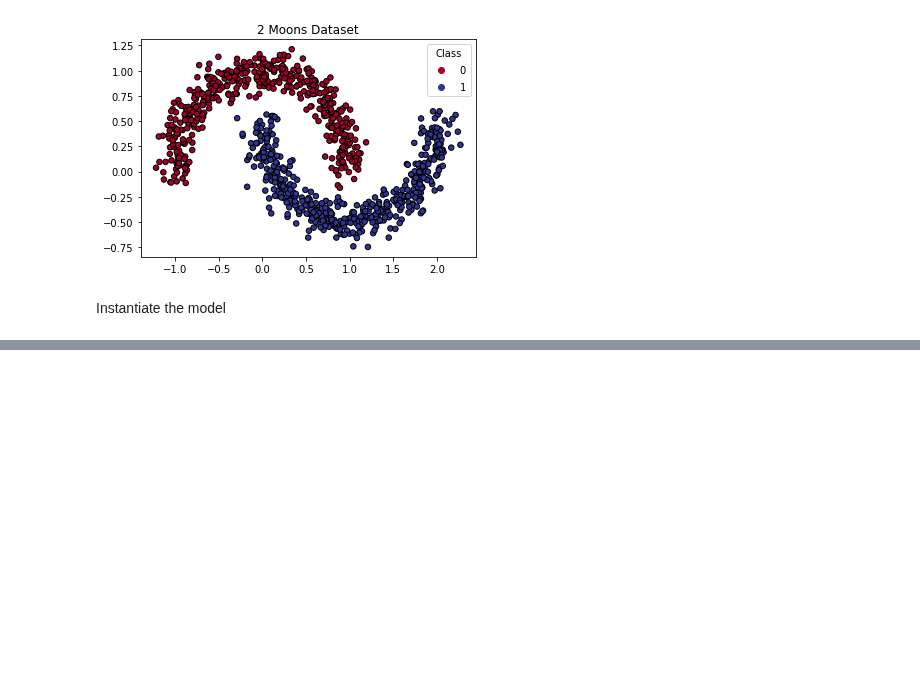
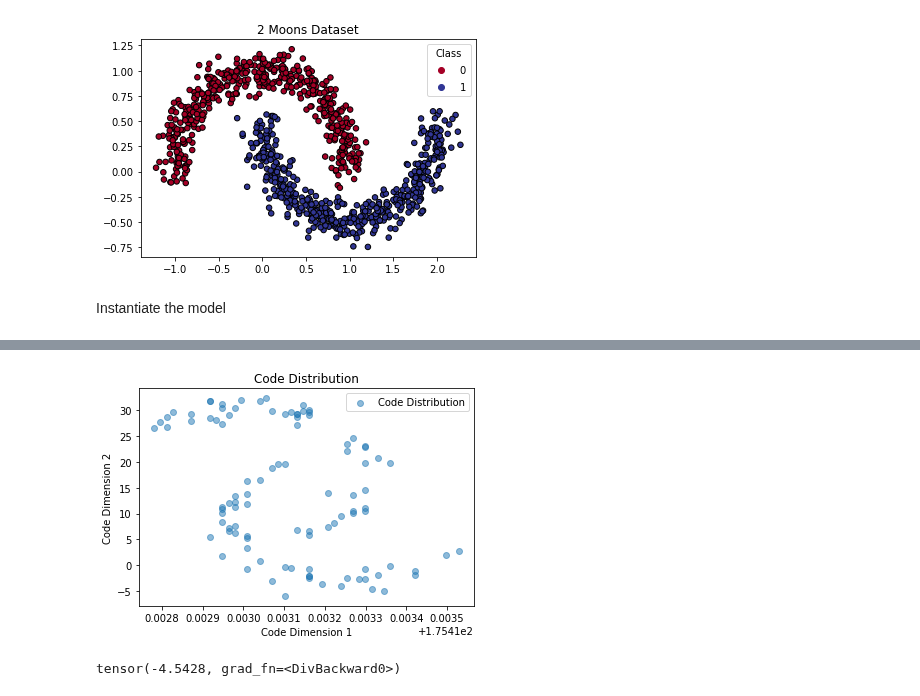
Before and after one commit to neelkanthrawat/Lipschitz_DSNN, a Jupyter notebook: norm_flow_with_learnable_splines.ipynb, the cells around one changed output, grey strips where cells are left out. Cells and saved outputs as stored; diff of their text form; code cells hidden in the pictures; blank space fills up the shorter version.

```diff
--- a/norm_flow_with_learnable_splines.ipynb
+++ b/norm_flow_with_learnable_splines.ipynb
@@ -316,0 +364,46 @@ print("model is:"); print(two_moon_nf)
+# %%
+def plot_code_distribution(model, test_loader, num_samples=1000):
+    """
+    Plot the code distribution obtained by applying the trained NF model to a test dataset.
+
+    Args:
+    - model (NF): Trained NF model.
+    - test_loader (DataLoader): DataLoader for the test dataset.
+    - num_samples (int): Number of samples to visualize.
+
+    Returns:
+    None (displays the plot).
+    """
+    model.eval()  # Set the model to evaluation mode
+
+    with torch.no_grad():
+        # Concatenate multiple batches to obtain more samples
+        test_samples = torch.cat([batch for batch in test_loader], dim=0)
+
+        # Assuming your model has an `encode` method
+        code_samples = model(test_samples[:num_samples])
+
+        # Convert PyTorch tensor to numpy array
+        code_np = code_samples.numpy()
+
+        # Scatter plot of code distribution
+        plt.scatter(code_np[:, 0], code_np[:, 1], label="Code Distribution", alpha=0.5)
+        plt.xlabel("Code Dimension 1")
+        plt.ylabel("Code Dimension 2")
+        plt.title("Code Distribution")
+        plt.legend()
+# %%
+# let's now test something else
+plot_code_distribution(model= two_moon_nf,
+                    test_loader=trainer_2_moons_nf.val_dataloader,
+                    )
+# %% [output]
+[figure, added]
+# %%
+x = torch.randn(100, 2, requires_grad=True)  # Sample input
+z = two_moon_nf(x)  # Forward pass
+loss = loss_NF(x, two_moon_nf)  # Compute loss
+print(loss)
+loss.backward()  # Backpropagate
+# %% [output]
+tensor(-4.5428, grad_fn=<DivBackward0>)
```
Also changed, not shown: parts of 12 cells of this notebook, 3 other files.
